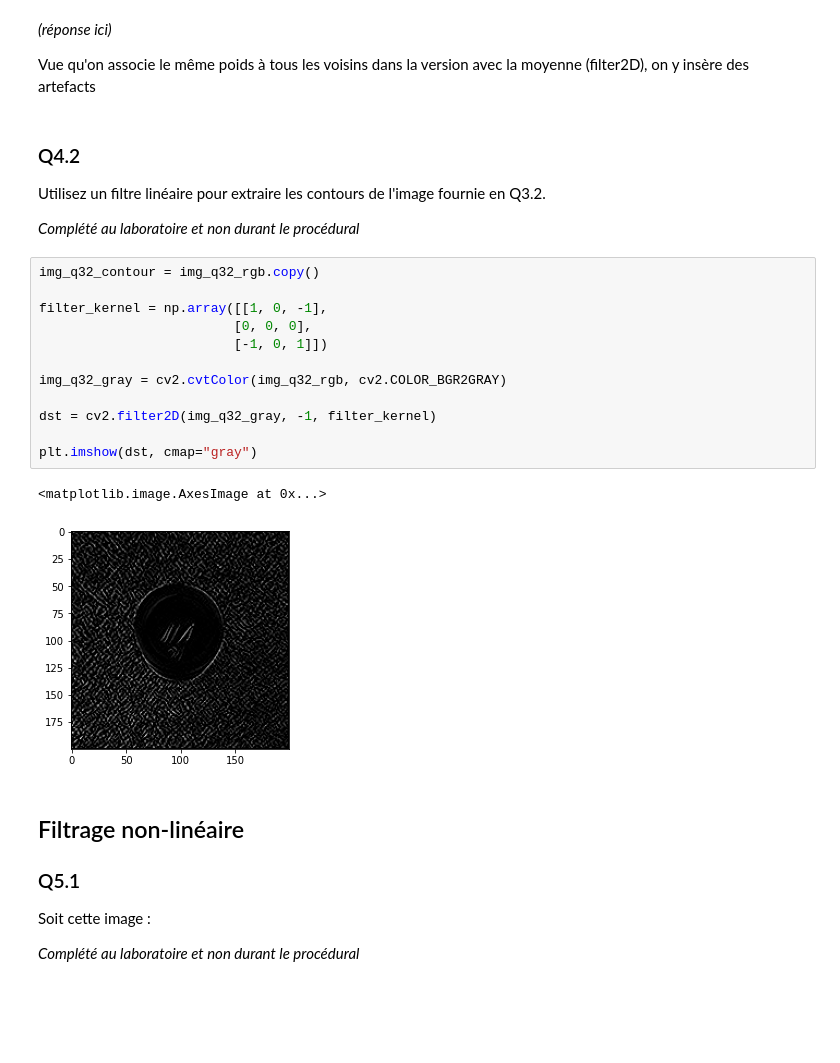
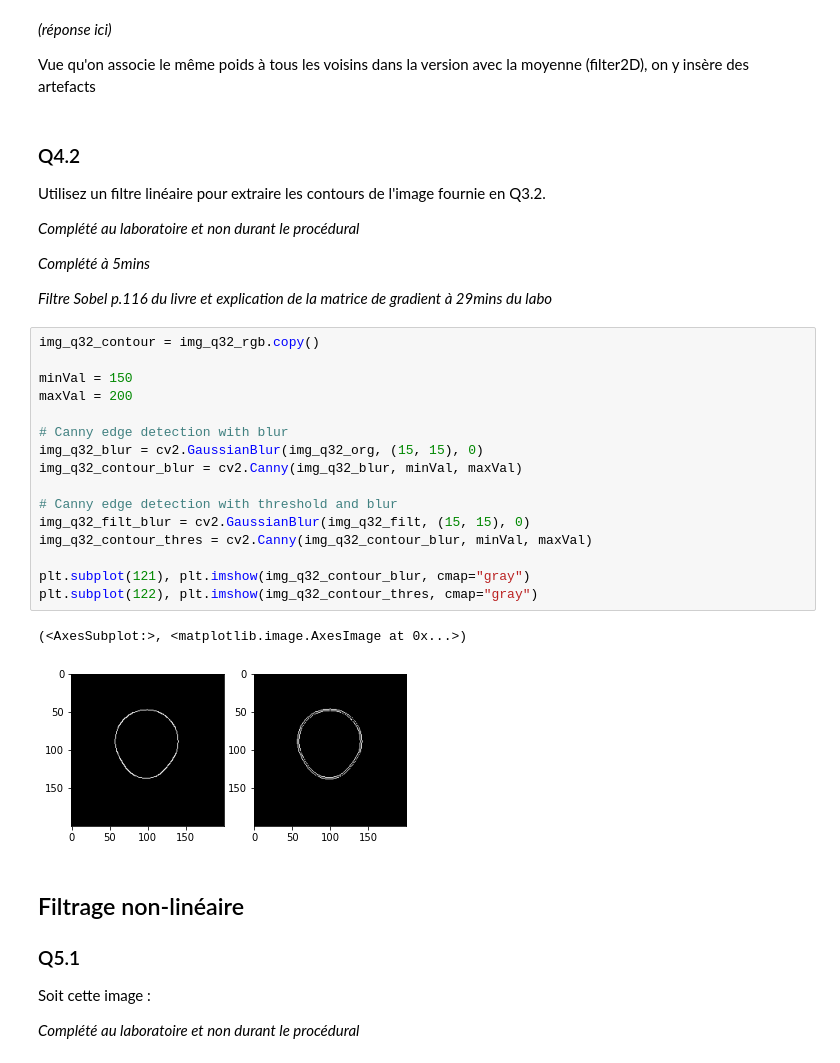
Before and after one commit to Dave-Poissant/GRO620, a Jupyter notebook: proc_2.ipynb, the cells around one changed output. Saved outputs shown, nothing was run; the diff lists cells and outputs as text; blank space fills up the shorter version.

```diff
--- a/proc_2.ipynb
+++ b/proc_2.ipynb
@@ -280,21 +280,29 @@ Vue qu'on associe le même poids à tous les voisins dans la version avec la moy
 Utilisez un filtre linéaire pour extraire les contours de l'image fournie en Q3.2.
 
 *Complété au laboratoire et non durant le procédural*
+
+*Complété à 5mins*
+
+*Filtre Sobel p.116 du livre et explication de la matrice de gradient à 29mins du labo*
-# %%
-img_q32_contour = img_q32_rgb.copy()
-
-filter_kernel = np.array([[1, 0, -1],
-                         [0, 0, 0],
-                         [-1, 0, 1]])
-
-img_q32_gray = cv2.cvtColor(img_q32_rgb, cv2.COLOR_BGR2GRAY)
-
-dst = cv2.filter2D(img_q32_gray, -1, filter_kernel)
-
-plt.imshow(dst, cmap="gray")
-# %% [output]
-<matplotlib.image.AxesImage at 0x...>
-[figure, removed]
+# %%
+img_q32_contour = img_q32_rgb.copy()
+
+minVal = 150
+maxVal = 200
+
+# Canny edge detection with blur
+img_q32_blur = cv2.GaussianBlur(img_q32_org, (15, 15), 0)
+img_q32_contour_blur = cv2.Canny(img_q32_blur, minVal, maxVal)
+
+# Canny edge detection with threshold and blur
+img_q32_filt_blur = cv2.GaussianBlur(img_q32_filt, (15, 15), 0)
+img_q32_contour_thres = cv2.Canny(img_q32_contour_blur, minVal, maxVal)
+
+plt.subplot(121), plt.imshow(img_q32_contour_blur, cmap="gray")
+plt.subplot(122), plt.imshow(img_q32_contour_thres, cmap="gray")
+# %% [output]
+(<AxesSubplot:>, <matplotlib.image.AxesImage at 0x...>)
+[figure, added]
 # %% [markdown]
 ## Filtrage non-linéaire
 
```
Also changed, not shown: 1 other file.
